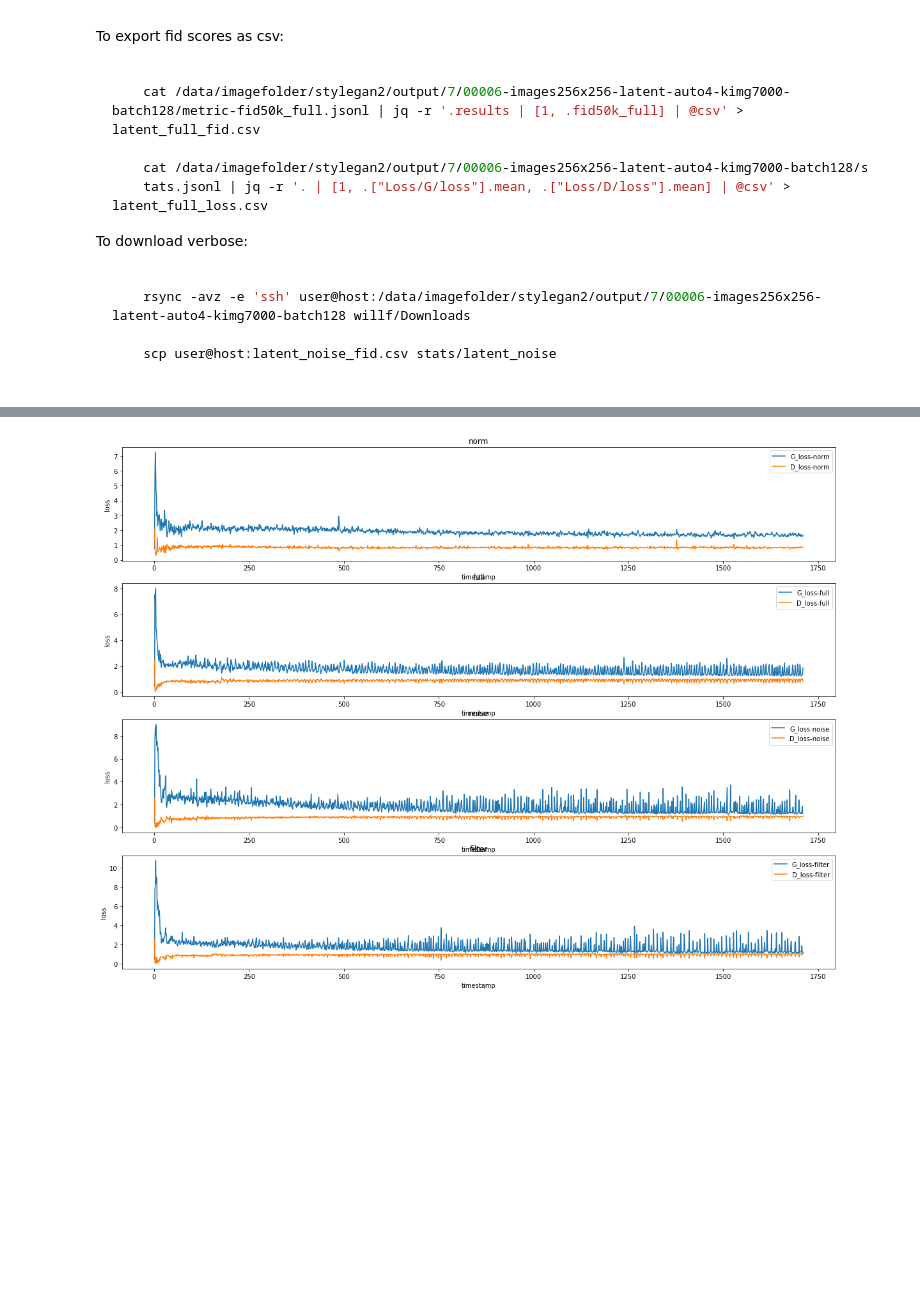
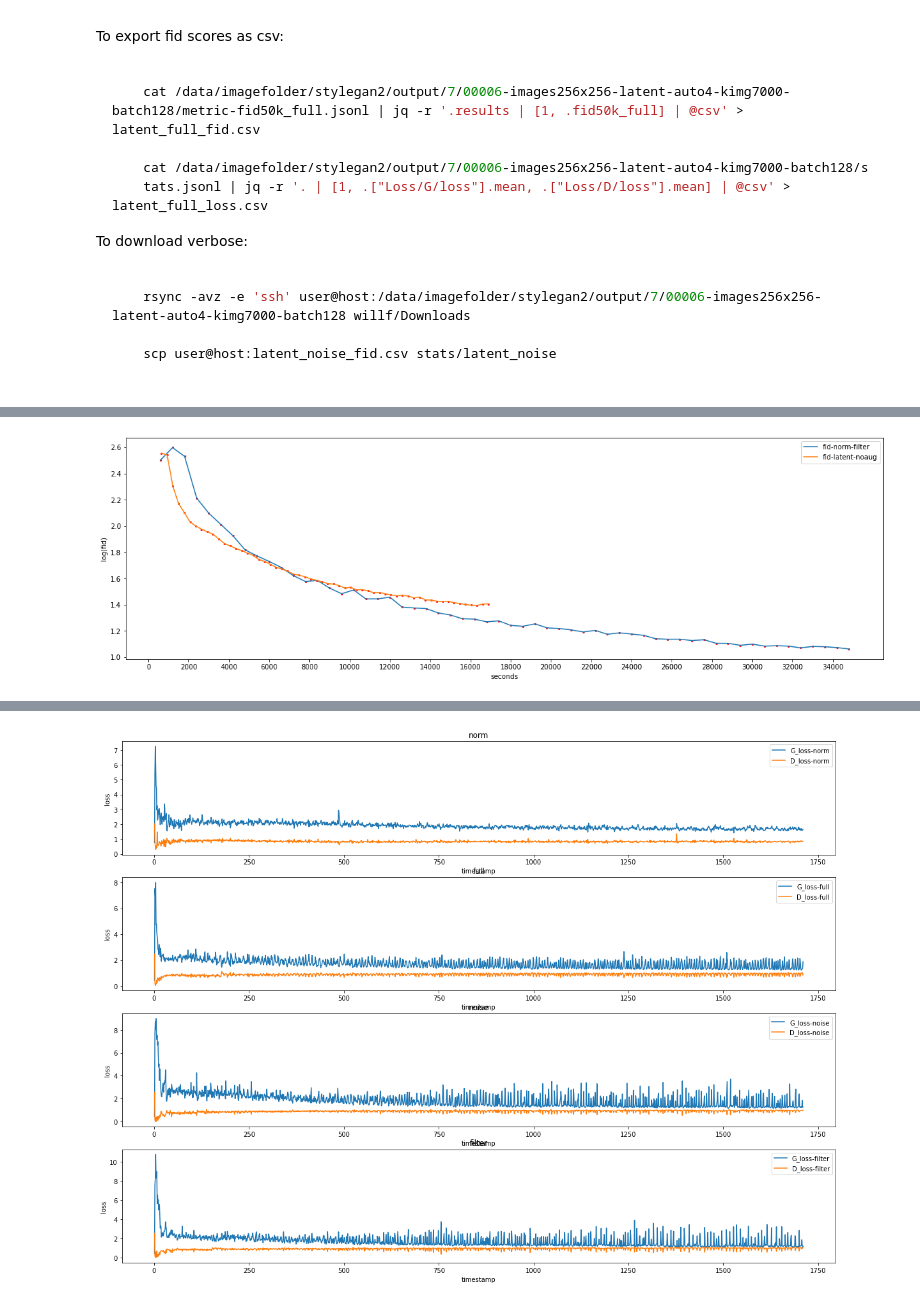
Before and after one commit to bill2bill/latent-stylegan2-ada-pytorch, a Jupyter notebook: example/eval.ipynb, the cells around one changed output, grey strips where cells are left out. Cells and saved outputs as stored; diff of their text form; code cells hidden in the pictures; blank space fills up the shorter version.

```diff
--- a/example/eval.ipynb
+++ b/example/eval.ipynb
@@ -96,0 +99,4 @@ plot([norm_filter_fid, filter_xflip_fid], ['norm-filter', 'latent-xflip-filter']
+# %%
+plot([norm_filter_fid, filter_xflip_noaug_fid], ['norm-filter', 'latent-noaug'], ['fid'], markers = True, ylabel = 'fid', log = True)
+# %% [output]
+[figure, added]
```
Also changed, not shown: parts of 8 cells of this notebook, 5 other files.
